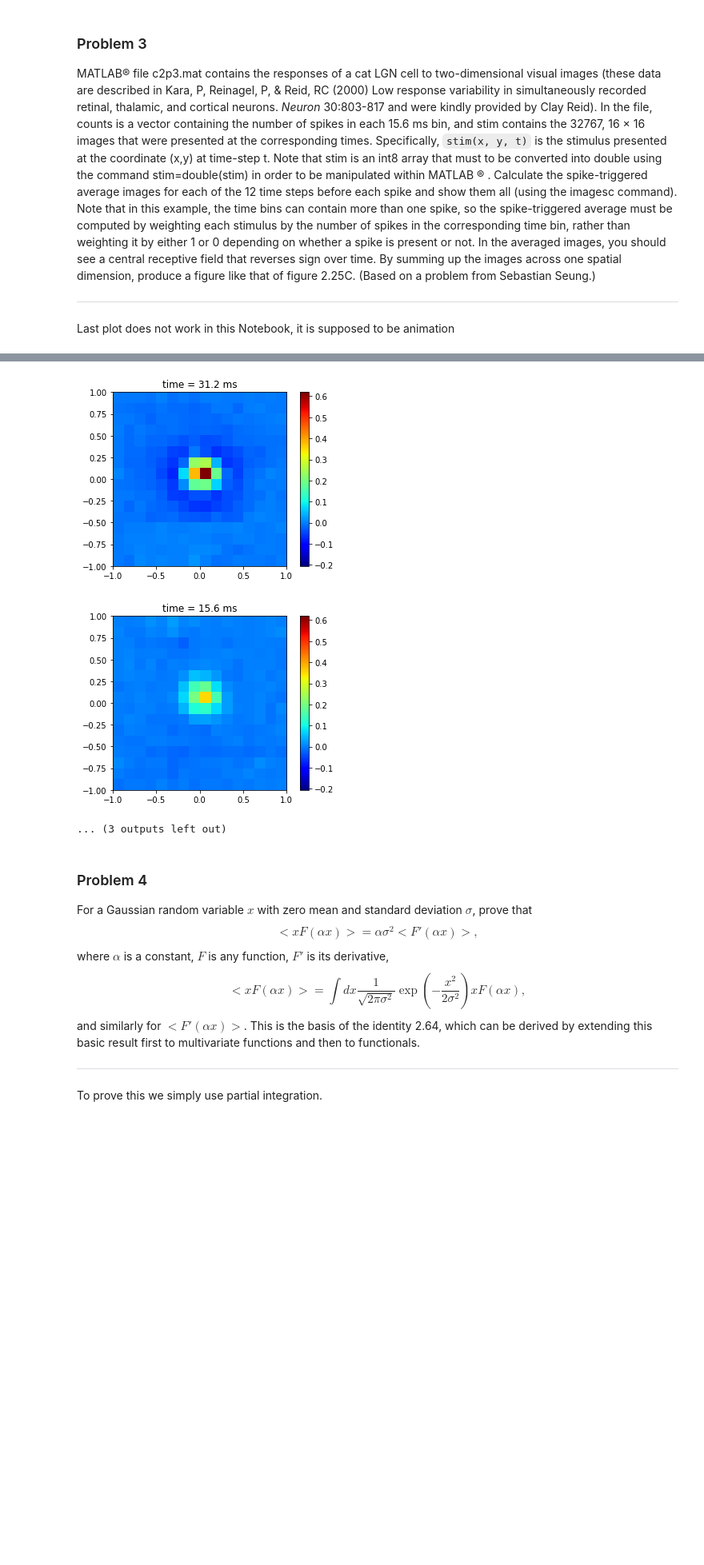
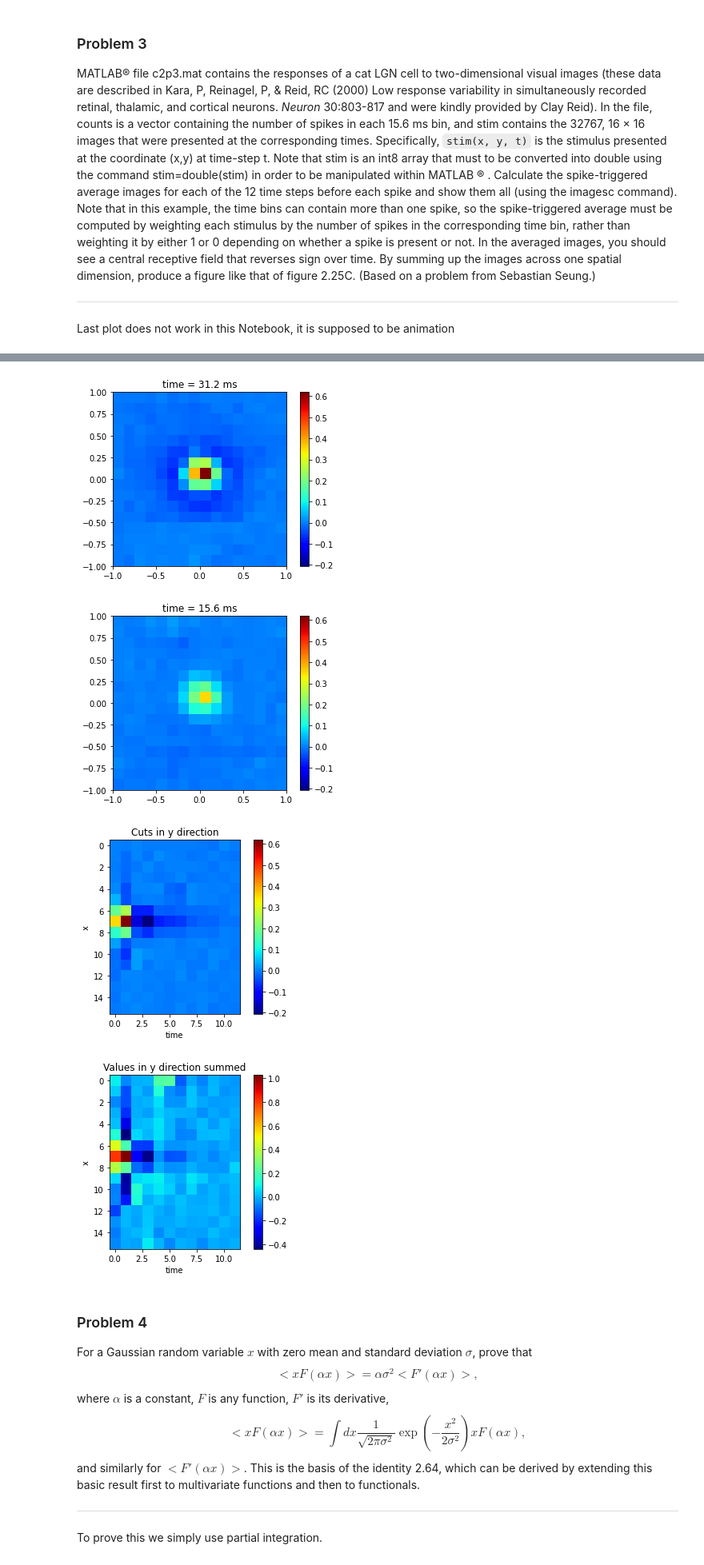
Before and after one commit to AccidentalThought/TheoreticalNeuroscience, a Jupyter notebook: chap02.ipynb, the cells around one changed output, grey strips where cells are left out. Shown at 80% size. Cells and saved outputs as stored; diff of their text form; code cells hidden in the pictures; blank space fills up the shorter version.

```diff
--- a/chap02.ipynb
+++ b/chap02.ipynb
@@ -71,21 +71,22 @@ Sebastian Seung.)
 *****
 Last plot does not work in this Notebook, it is supposed to be animation
 # %%
-exercise3()
+exercise3(plot_animation=False)
 # %% [output]
 [figure]
 [figure]
 [figure]
 [figure]
 [figure]
 [figure]
 [figure]
 [figure]
 [figure]
 [figure]
 [figure]
 [figure]
-... (3 outputs left out)
+[figure, added]
+[figure, added]
 # %% [markdown]
 ### Problem 4
 
```
Also changed, not shown: parts of 3 cells of this notebook, 3 other files.
